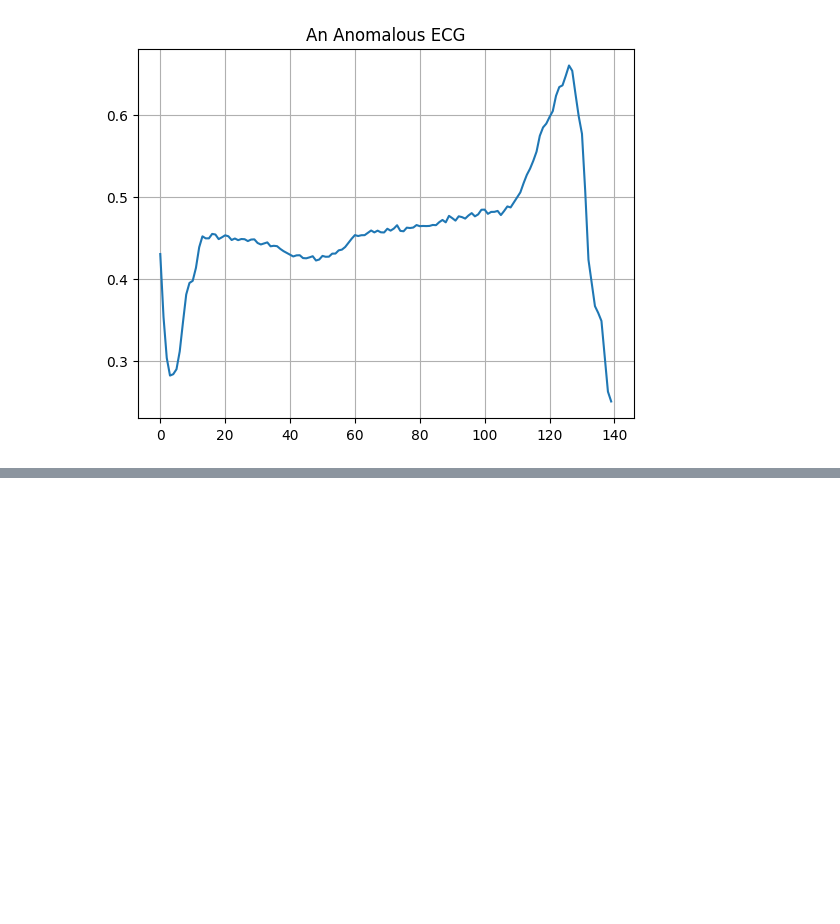
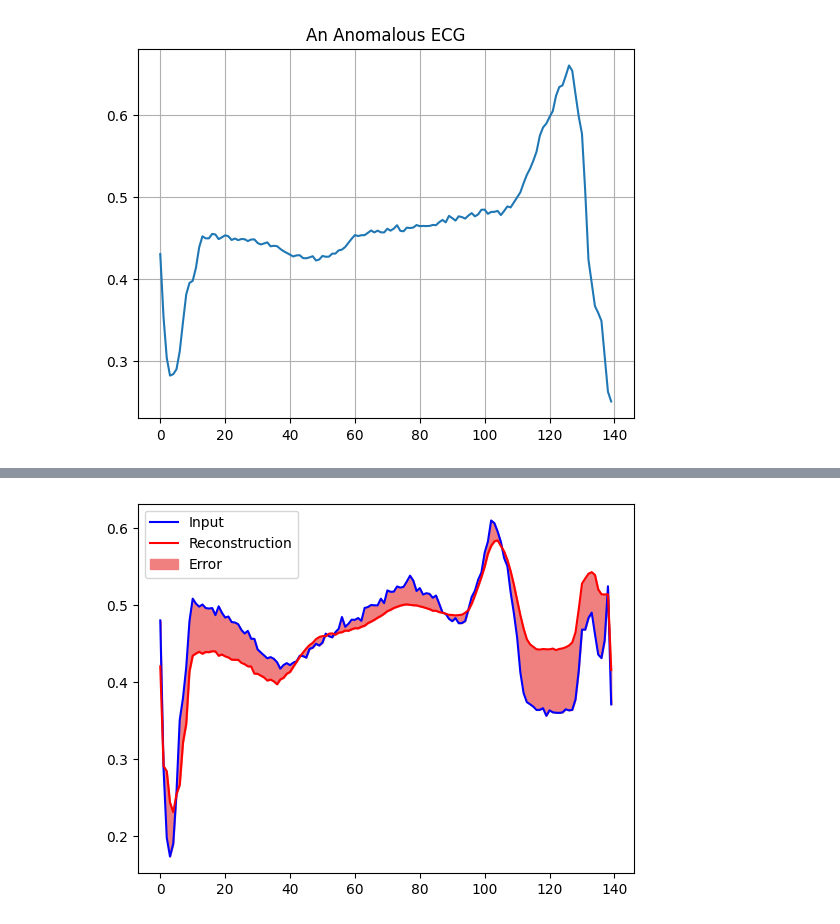
Before and after one commit to min-gyu-jeon/ai-study, a Jupyter notebook: autoencoder/01_basic_autoencoder.ipynb, the cells around one changed output, grey strips where cells are left out. Cells and saved outputs as stored; diff of their text form; code cells hidden in the pictures; blank space fills up the shorter version.

```diff
--- a/autoencoder/01_basic_autoencoder.ipynb
+++ b/autoencoder/01_basic_autoencoder.ipynb
@@ -543,0 +544,17 @@ plt.legend()
+# %%
+autoencoder.eval()
+with torch.no_grad():
+    encoded_data = autoencoder.encoder(normal_test_data)
+    decoded_data = autoencoder.decoder(encoded_data)
+
+original = normal_test_data[0].cpu().numpy()
+reconstructed = decoded_data[0].cpu().numpy()
+
+plt.plot(original, color="blue", label="Input")
+plt.plot(reconstructed, color="red", label="Reconstruction")
+plt.fill_between(range(140), original, reconstructed,
+                 color="lightcoral", label="Error")
+plt.legend()
+plt.show()
+# %% [output]
+[figure, added]
```
Also changed, not shown: parts of 13 cells of this notebook.
